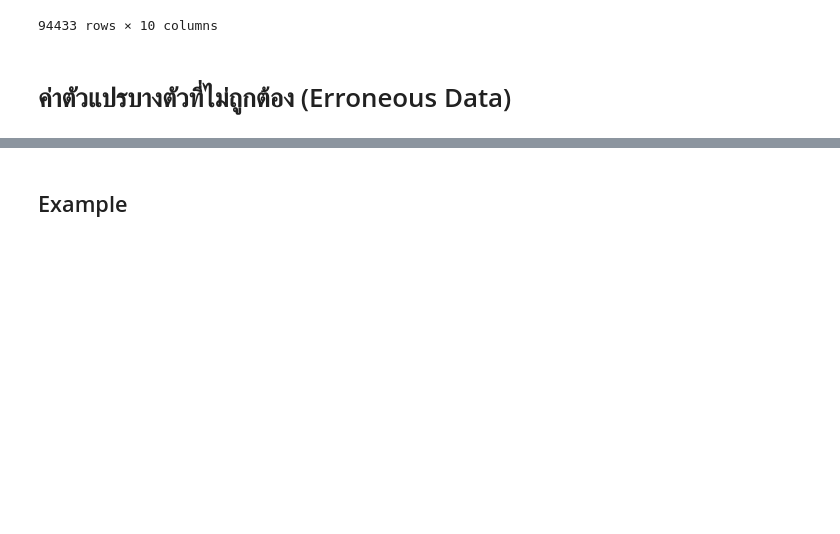
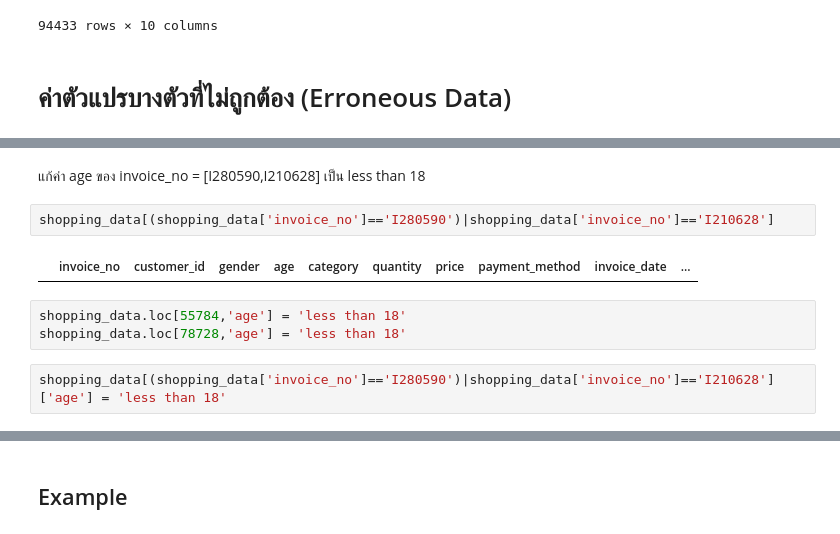
Before and after one commit to Pimchanok6430205105/BSC_DPDM23, a Jupyter notebook: Data_Preprocessing.ipynb, the cells around one changed output, grey strips where cells are left out. Saved outputs shown, nothing was run; the diff lists cells and outputs as text; blank space fills up the shorter version.

```diff
--- a/Data_Preprocessing.ipynb
+++ b/Data_Preprocessing.ipynb
@@ -416,0 +433,11 @@ shopping_data[shopping_data['price']<=ret['whiskers'][1].get_ydata()[1]]
+# %% [markdown]
+แก้ค่า age ของ invoice_no = [I280590,I210628] เป็น less than 18
+# %%
+shopping_data[(shopping_data['invoice_no']=='I280590')|shopping_data['invoice_no']=='I210628']
+# %% [output]
+|  | invoice_no | customer_id | gender | age | category | quantity | price | payment_method | invoice_date | ... |
+# %%
+shopping_data.loc[55784,'age'] = 'less than 18'
+shopping_data.loc[78728,'age'] = 'less than 18'
+# %%
+shopping_data[(shopping_data['invoice_no']=='I280590')|shopping_data['invoice_no']=='I210628']['age'] = 'less than 18'
```
Also changed, not shown: parts of 14 cells of this notebook.
